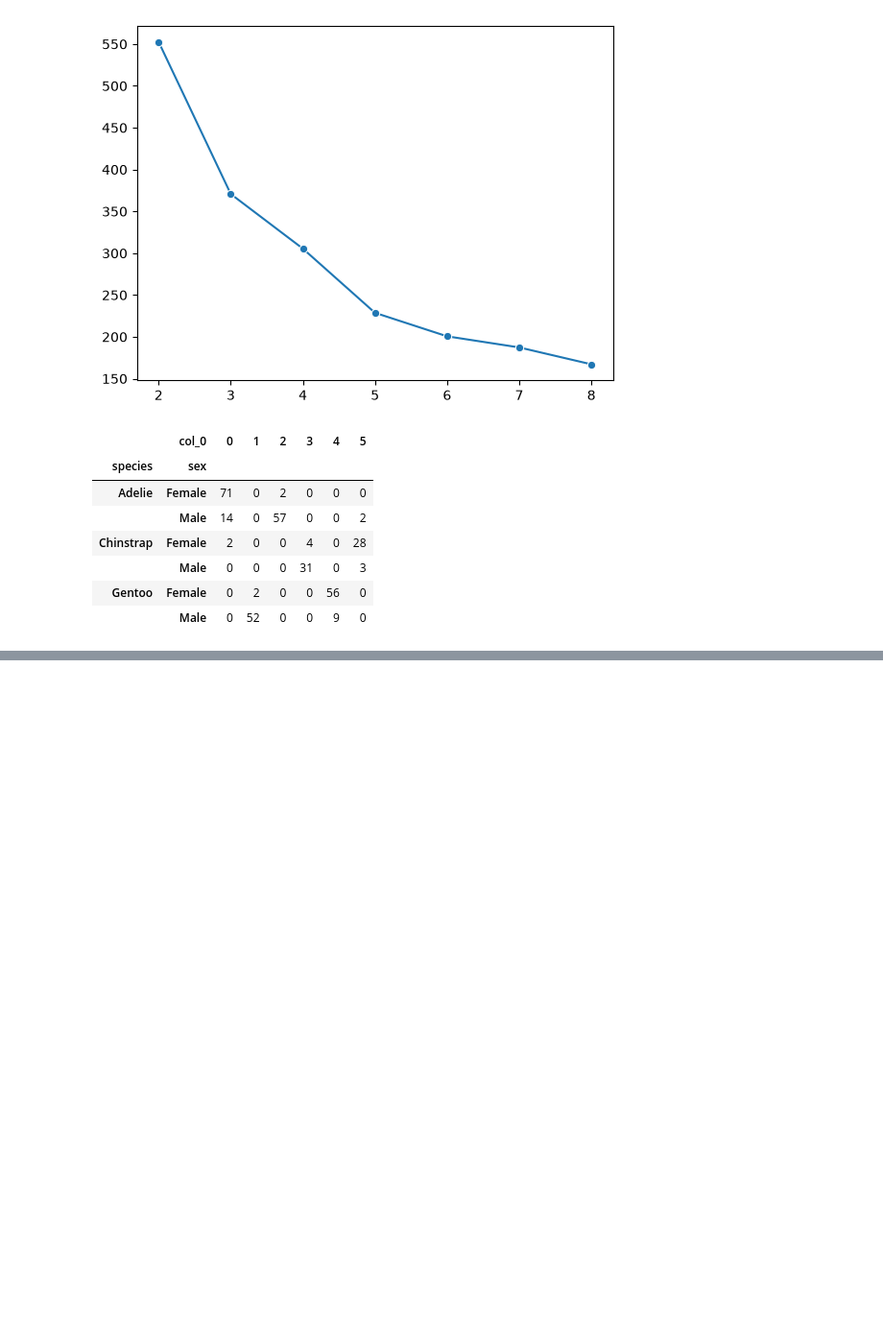
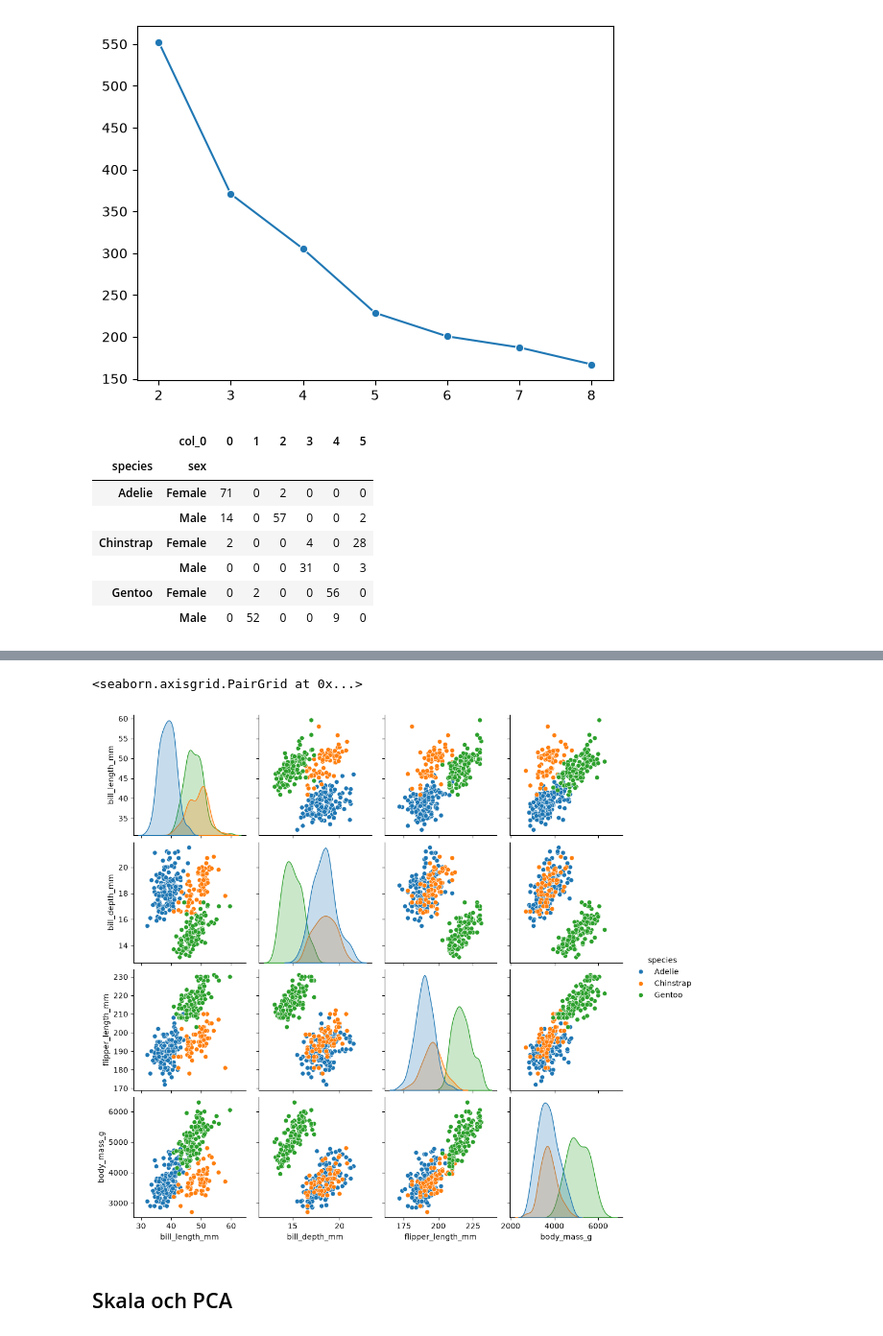
Before and after one commit to davidsvson/MU25_ML_clustering, a Jupyter notebook: clustering.ipynb, the cells around one changed output, grey strips where cells are left out. Shown at 96% size. Drawn from its saved outputs; the diff is of its cells as text; code cells hidden in the pictures; blank space fills up the shorter version.

```diff
--- a/clustering.ipynb
+++ b/clustering.ipynb
@@ -115,0 +119,4 @@ pd.crosstab([df["species"], df["sex"]], KMeans(n_clusters=6, random_state=42).fi
+# %%
+df = sns.load_dataset("penguins").dropna()
+X = df[["bill_length_mm", "bill_depth_mm", "flipper_length_mm", "body_mass_g"]]
+X.head()
@@ -115,0 +130,7 @@ pd.crosstab([df["species"], df["sex"]], KMeans(n_clusters=6, random_state=42).fi
+# %%
+sns.pairplot(df, hue="species")
+# %% [output]
+<seaborn.axisgrid.PairGrid at 0x...>
+[figure, added]
+# %% [markdown]
+## Skala och PCA
```
Also changed, not shown: parts of 10 cells of this notebook.
